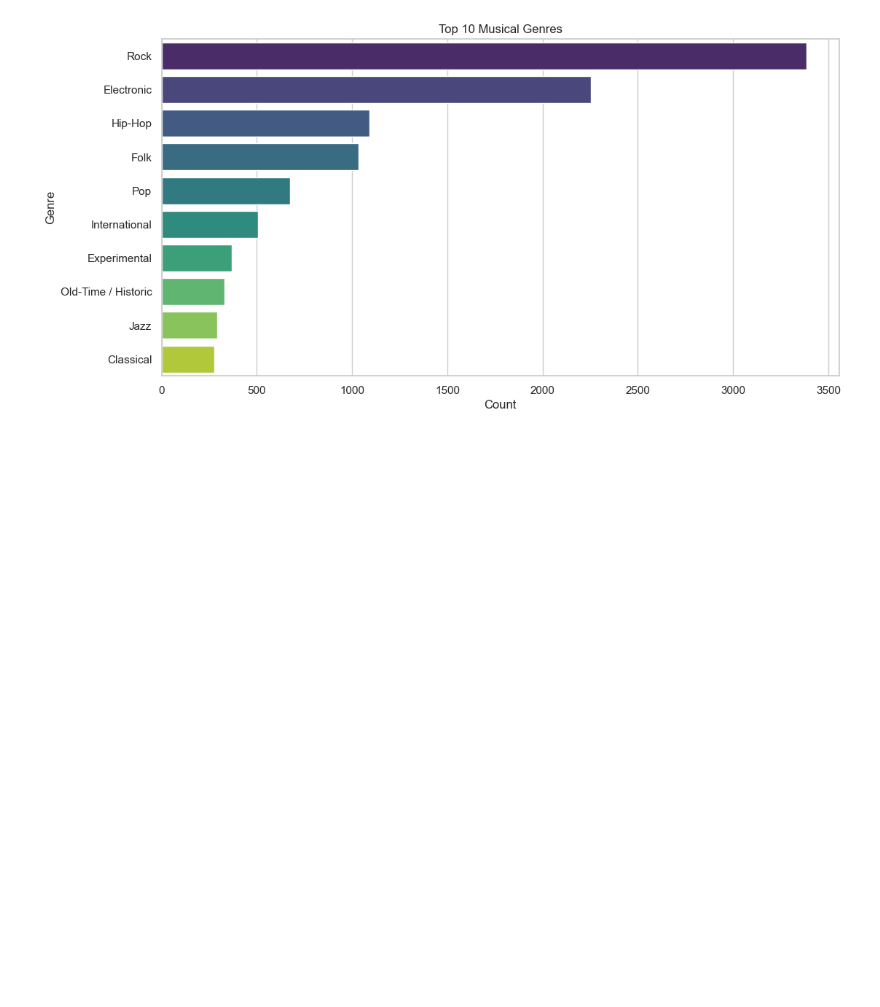
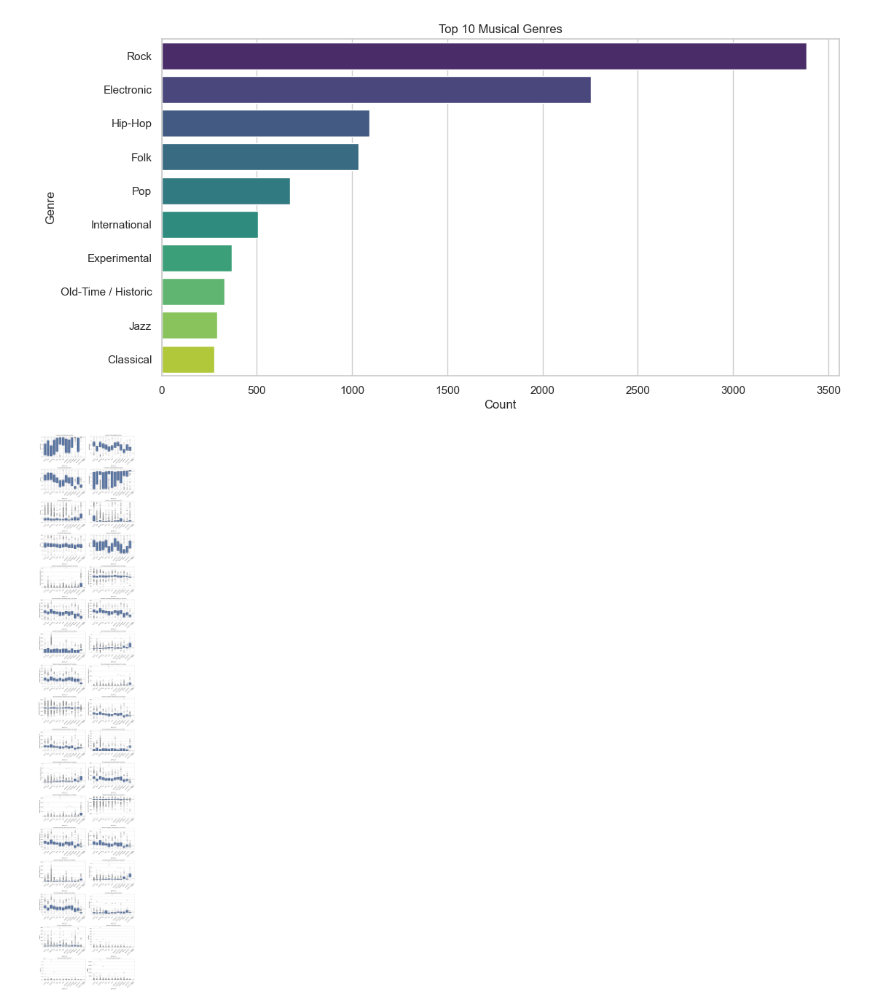
Before and after one commit to cyrilsaadd/supervised-learning-challenge, a Jupyter notebook: explore.ipynb, the cells around one changed output. Saved outputs shown, nothing was run; the diff lists cells and outputs as text; code cells hidden in the pictures; blank space fills up the shorter version.

```diff
--- a/explore.ipynb
+++ b/explore.ipynb
@@ -313,3 +318,17 @@ Jazz                    291
 Classical               277
 Name: count, dtype: int64
 [figure]
+# %%
+# Box plot of numerical variables vs target variable 2 plots per row
+n_cols = 2
+n_rows = math.ceil(len(num_cols) / n_cols)
+plt.figure(figsize=(15, 5 * n_rows))
+for i, feature in enumerate(num_cols):
+    plt.subplot(n_rows, n_cols, i+1)
+    sns.boxplot(x='genre_top', y=feature, data=df)
+    plt.xticks(rotation=45)
+    plt.title(f'Box plot of {feature} by Genre')
+plt.tight_layout()
+plt.show()
+# %% [output]
+[figure, added]
```
Also changed, not shown: parts of 7 cells of this notebook, 2 other files.
